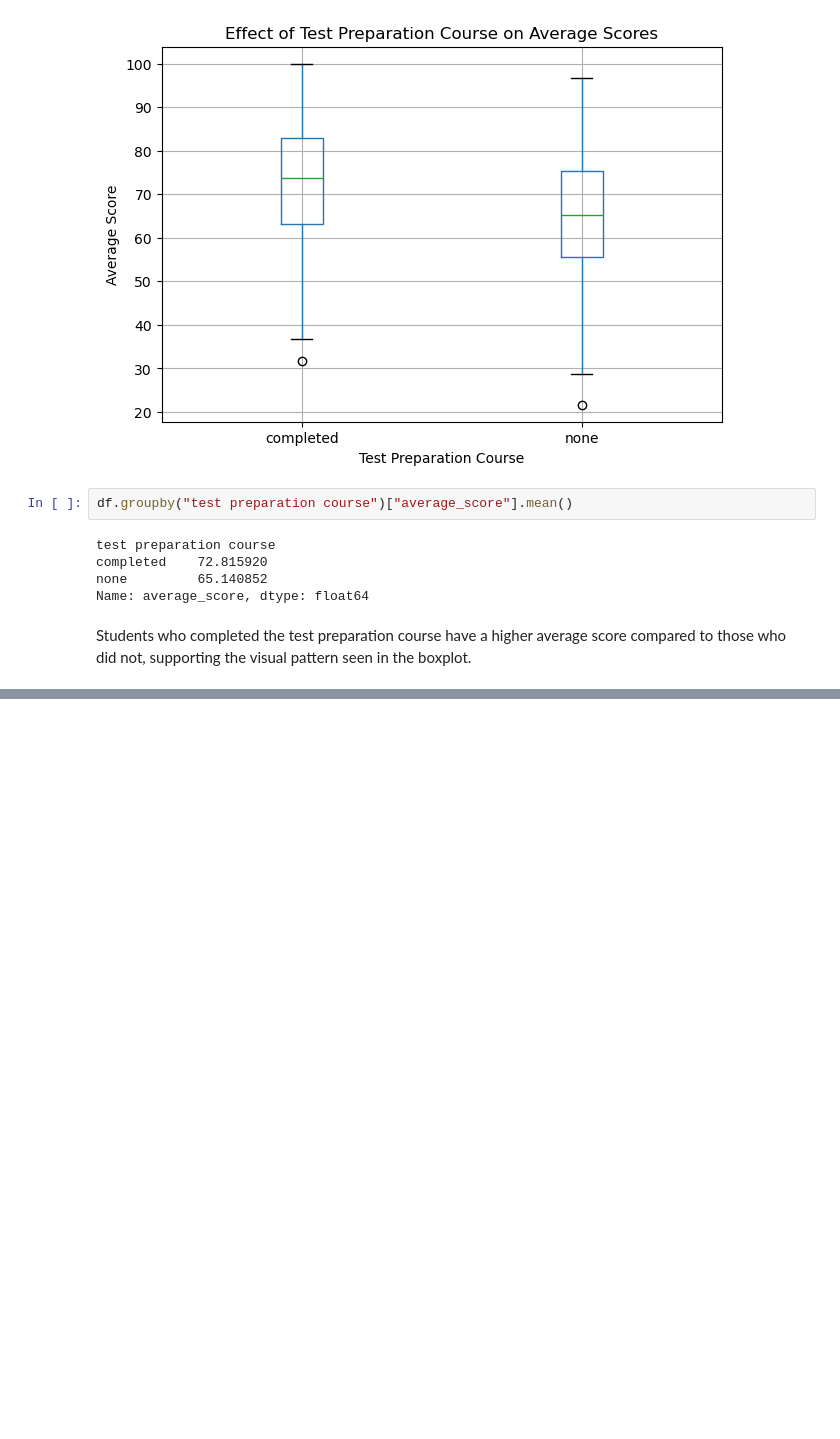
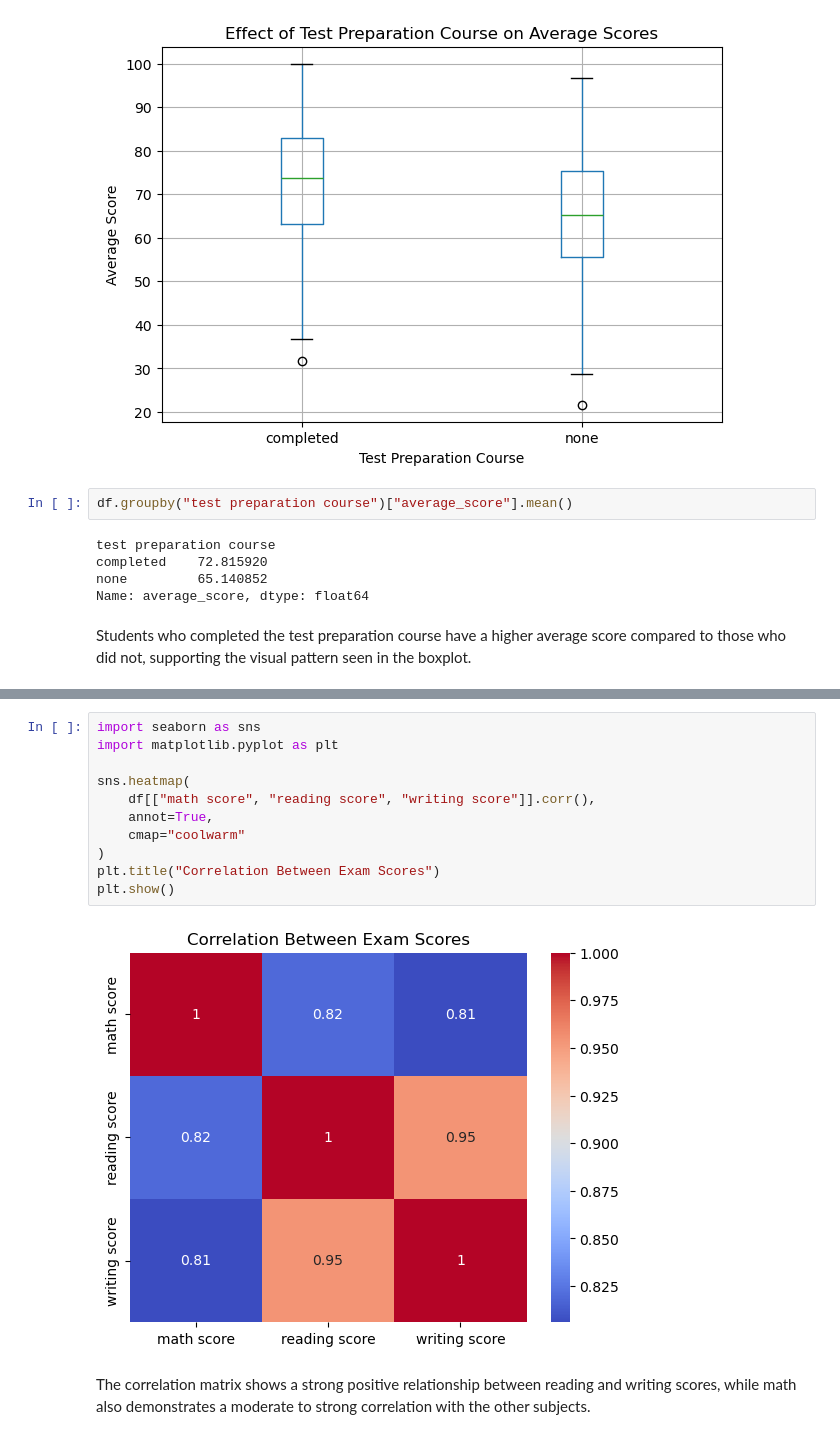
Before and after one commit to Amiralious/student-scores-analysis, a Jupyter notebook: analysis.ipynb, the cells around one changed output, grey strips where cells are left out. Saved outputs shown, nothing was run; the diff lists cells and outputs as text; blank space fills up the shorter version.

Commit message:
Add correlation analysis and heatmap

```diff
--- a/analysis.ipynb
+++ b/analysis.ipynb
@@ -193,0 +204,16 @@ compared to those who did not, supporting the visual pattern seen in the boxplot
+# %%
+import seaborn as sns
+import matplotlib.pyplot as plt
+
+sns.heatmap(
+    df[["math score", "reading score", "writing score"]].corr(),
+    annot=True,
+    cmap="coolwarm"
+)
+plt.title("Correlation Between Exam Scores")
+plt.show()
+# %% [output]
+[figure, added]
+# %% [markdown]
+The correlation matrix shows a strong positive relationship between reading and writing scores,
+while math also demonstrates a moderate to strong correlation with the other subjects.
```
Also changed, not shown: parts of 2 cells of this notebook.
